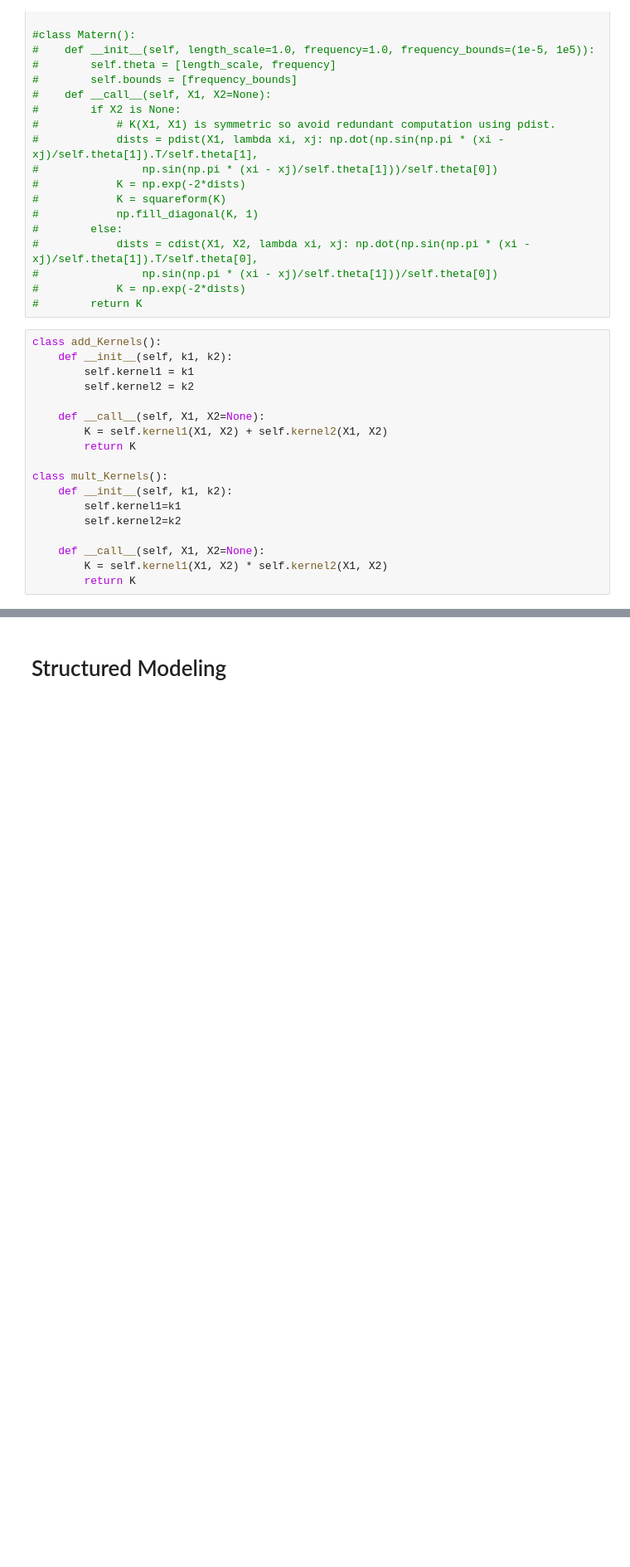
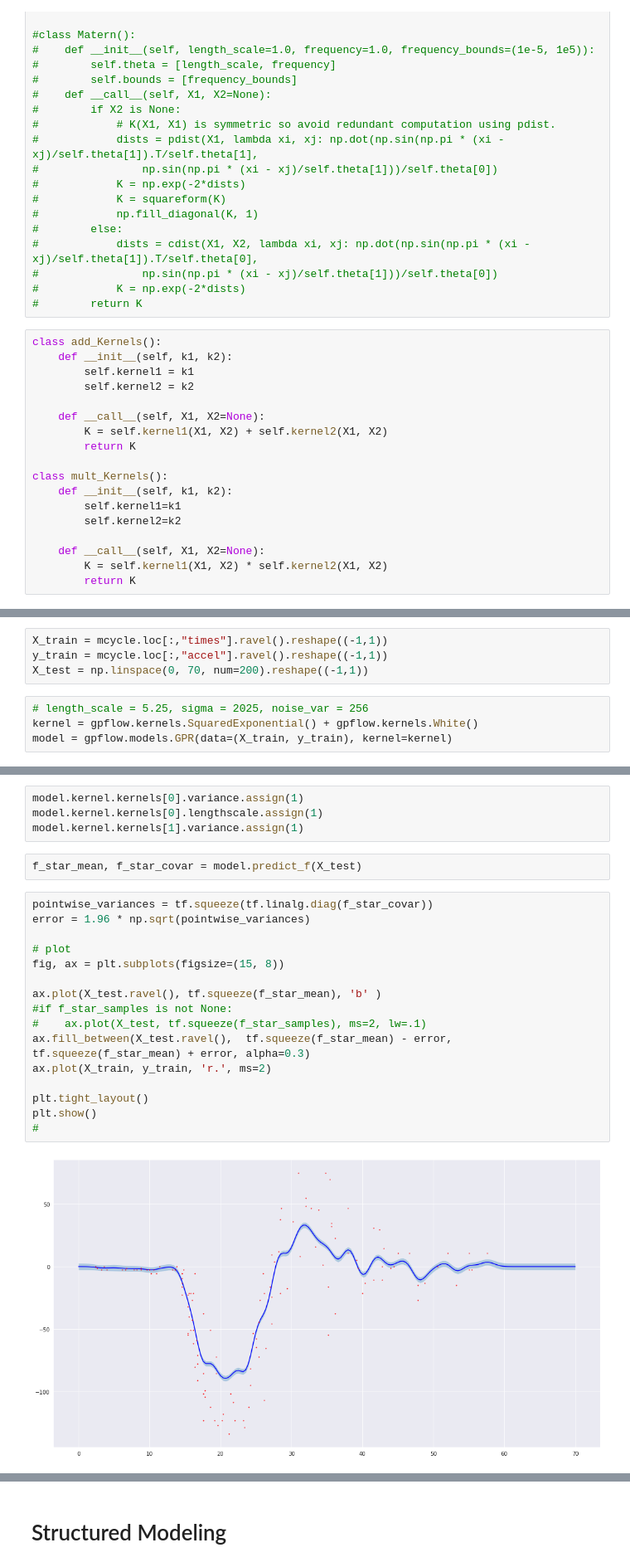
Before and after one commit to kaijennissen/gaussian_processes, a Jupyter notebook: gp-tutorial/gp-tutorial-3-application.ipynb, the cells around one changed output, grey strips where cells are left out. Shown at 83% size. Saved outputs shown, nothing was run; the diff lists cells and outputs as text; blank space fills up the shorter version.

```diff
--- a/gp-tutorial/gp-tutorial-3-application.ipynb
+++ b/gp-tutorial/gp-tutorial-3-application.ipynb
@@ -257,0 +282,8 @@ class mult_Kernels():
+# %%
+X_train = mcycle.loc[:,"times"].ravel().reshape((-1,1))
+y_train = mcycle.loc[:,"accel"].ravel().reshape((-1,1))
+X_test = np.linspace(0, 70, num=200).reshape((-1,1))
+# %%
+# length_scale = 5.25, sigma = 2025, noise_var = 256
+kernel = gpflow.kernels.SquaredExponential() + gpflow.kernels.White()
+model = gpflow.models.GPR(data=(X_train, y_train), kernel=kernel)
@@ -257,0 +299,24 @@ class mult_Kernels():
+# %%
+model.kernel.kernels[0].variance.assign(1)
+model.kernel.kernels[0].lengthscale.assign(1)
+model.kernel.kernels[1].variance.assign(1)
+# %%
+f_star_mean, f_star_covar = model.predict_f(X_test)
+# %%
+pointwise_variances = tf.squeeze(tf.linalg.diag(f_star_covar))
+error = 1.96 * np.sqrt(pointwise_variances)
+
+# plot
+fig, ax = plt.subplots(figsize=(15, 8))
+
+ax.plot(X_test.ravel(), tf.squeeze(f_star_mean), 'b' )
+#if f_star_samples is not None:
+#    ax.plot(X_test, tf.squeeze(f_star_samples), ms=2, lw=.1)
+ax.fill_between(X_test.ravel(),  tf.squeeze(f_star_mean) - error,  tf.squeeze(f_star_mean) + error, alpha=0.3)
+ax.plot(X_train, y_train, 'r.', ms=2)
+
+plt.tight_layout()
+plt.show()
+#
+# %% [output]
+[figure, added]
```
Also changed, not shown: parts of 26 cells of this notebook, 4 other files.
